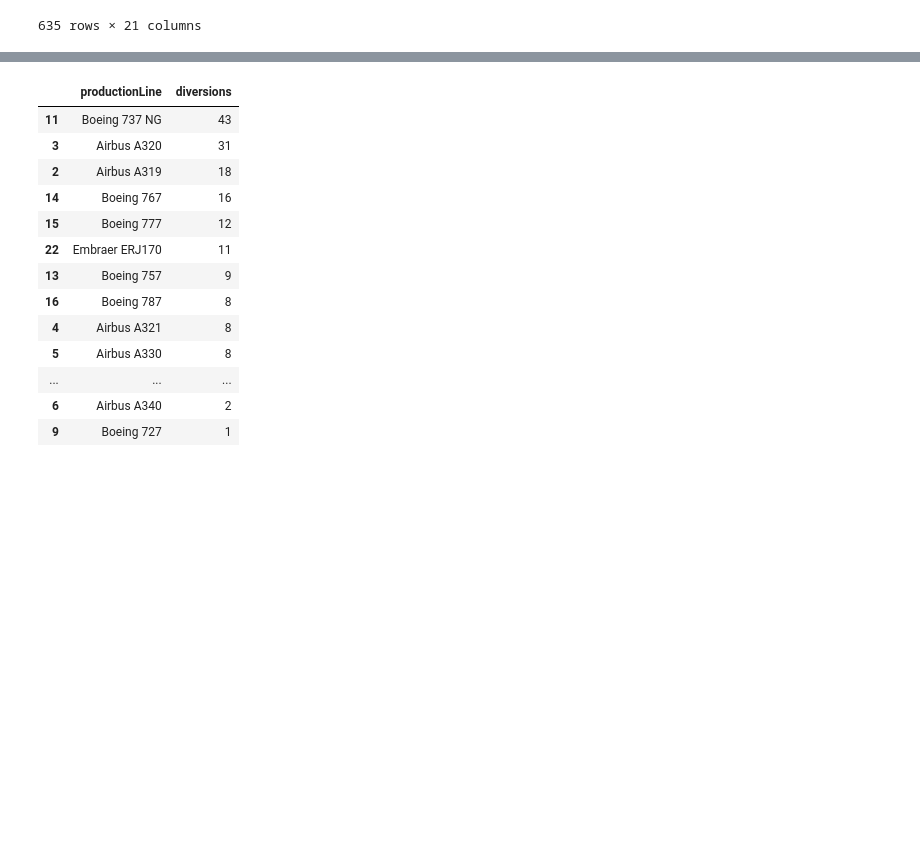
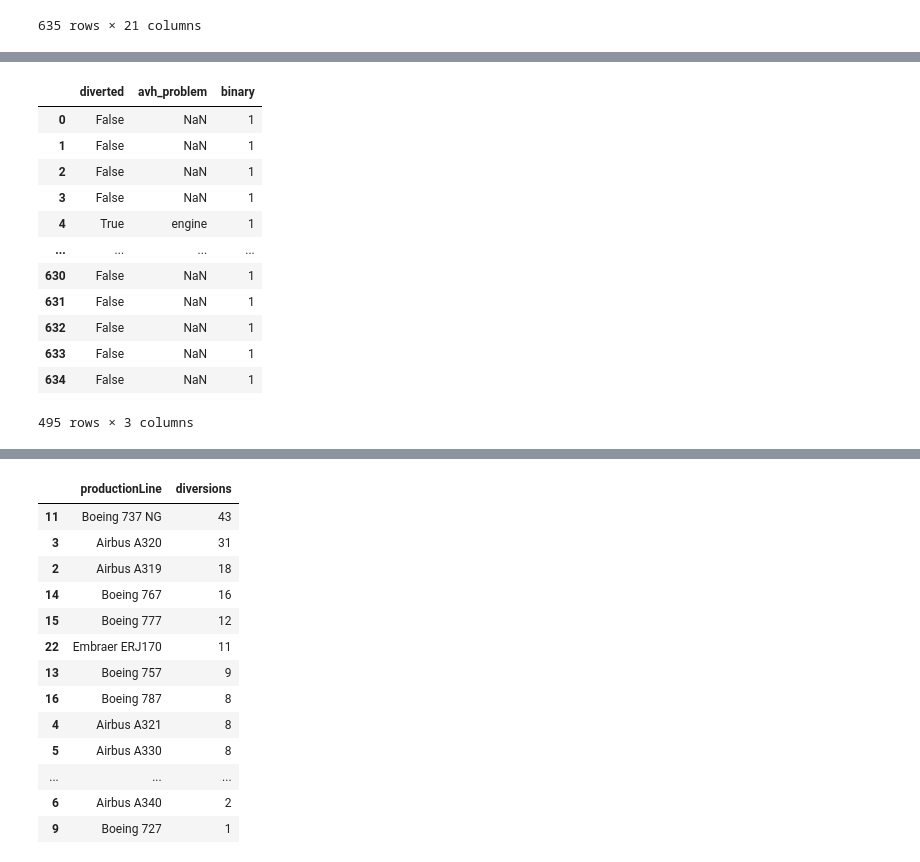
Before and after one commit to ralfreuvers/Constructor-Group-Project-Aviation, a Jupyter notebook: notebooks/ralf_processed_plottingv2.ipynb, the cells around one changed output, grey strips where cells are left out. Drawn from its saved outputs; the diff is of its cells as text; code cells hidden in the pictures; blank space fills up the shorter version.

Commit message:
binary progress ralf

```diff
--- a/notebooks/ralf_processed_plottingv2.ipynb
+++ b/notebooks/ralf_processed_plottingv2.ipynb
@@ -284,0 +292,5 @@ df
+# %%
+
+df['avh_diverted'] = ((df['avh_result']=='return') | (df['avh_result']=='diverted'))
+#df[~df['avh_result'].isna()][df['diverted']!=df['avh_diverted']]
+#df[(df['diverted']==False) & (~df['avh_problem'].isna())]
@@ -284,0 +311,4 @@ df
+# %%
+drop_rows = df[(df['diverted']==True) & (df['avh_result'].isna())]
+df_dropped = df.drop(index=drop_rows.index)
+df_dropped
@@ -284,0 +329,18 @@ df
+# %%
+stripped_dropped_df = df_dropped[['diverted','avh_problem']].copy()
+stripped_dropped_df['binary'] = stripped_dropped_df['avh_problem'].apply(lambda x: 1 if x is not None else 0)
+stripped_dropped_df
+# %% [output]
+|  | diverted | avh_problem | binary |
+| 0 | False | NaN | 1 |
+| 1 | False | NaN | 1 |
+| 2 | False | NaN | 1 |
+| 3 | False | NaN | 1 |
+| 4 | True | engine | 1 |
+| ... | ... | ... | ... |
+| 630 | False | NaN | 1 |
+| 631 | False | NaN | 1 |
+| 632 | False | NaN | 1 |
+| 633 | False | NaN | 1 |
+| 634 | False | NaN | 1 |
+495 rows × 3 columns
```
Also changed, not shown: parts of 5 cells of this notebook.
